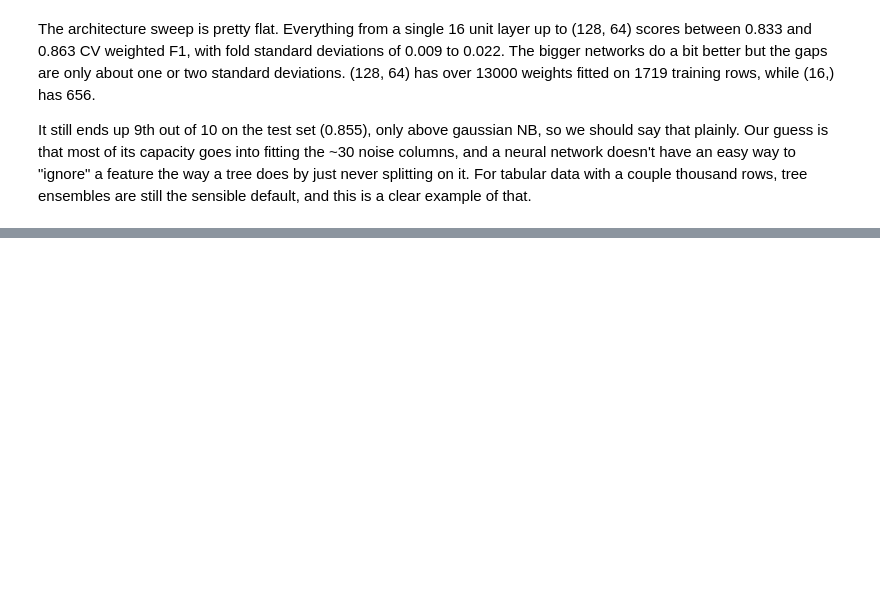
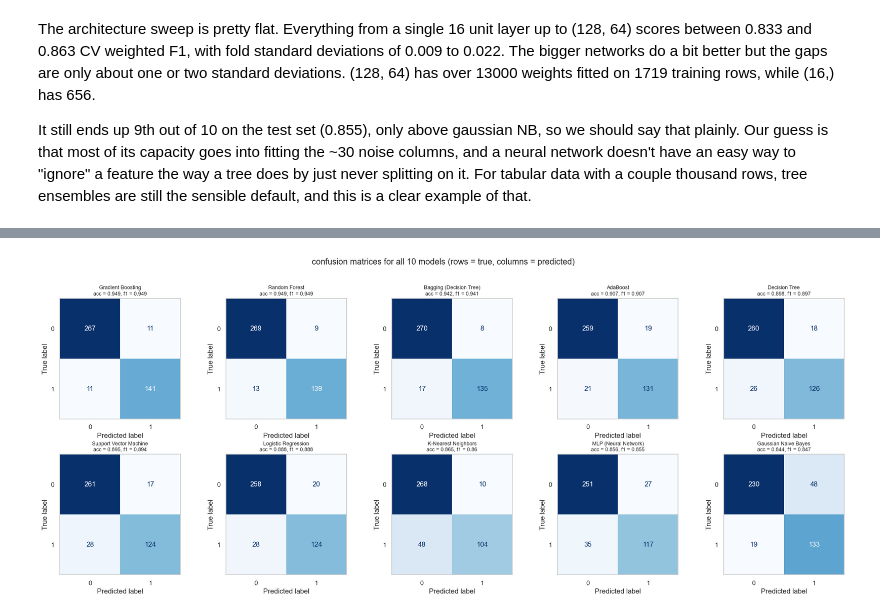
Before and after one commit to Key-to-Code/MLCaseStudy, a Jupyter notebook: classification.ipynb, the cells around one changed output, grey strips where cells are left out. Cells and saved outputs as stored; diff of their text form; code cells hidden in the pictures; blank space fills up the shorter version.

```diff
--- a/classification.ipynb
+++ b/classification.ipynb
@@ -1231,0 +1331,10 @@ It still ends up 9th out of 10 on the test set (0.855), only above gaussian NB,
+# %%
+fig, axes = plt.subplots(2, 5, figsize=(20, 8))
+axes = axes.flatten()
+for i in range(10):
+    plot_confusion(comparison.index[i], axes[i])
+plt.suptitle("confusion matrices for all 10 models (rows = true, columns = predicted)", y=1.02)
+plt.tight_layout()
+plt.show()
+# %% [output]
+[figure, added]
```
Also changed, not shown: parts of 32 cells of this notebook.
